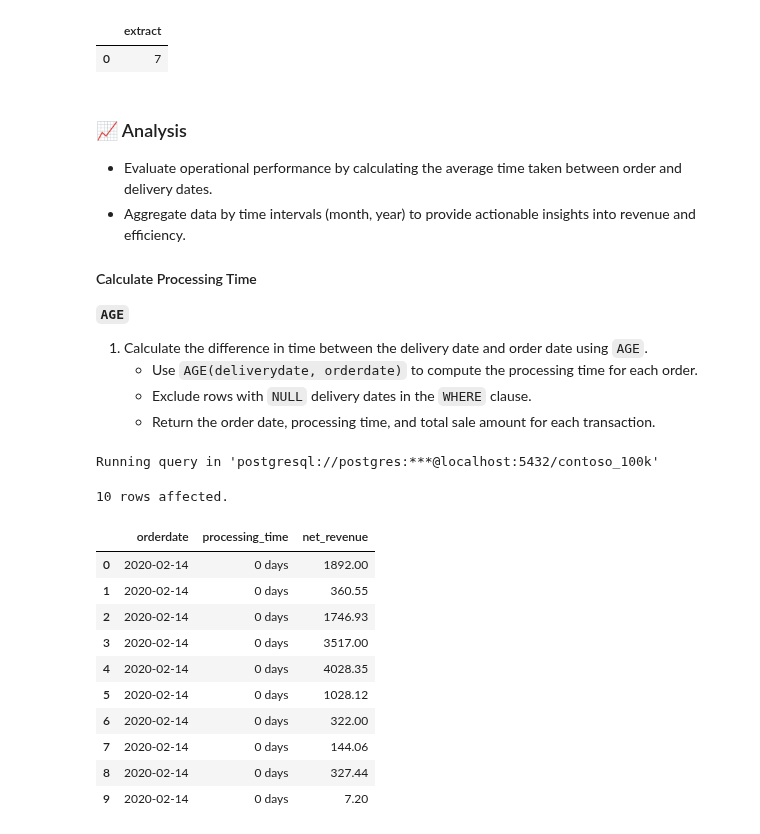
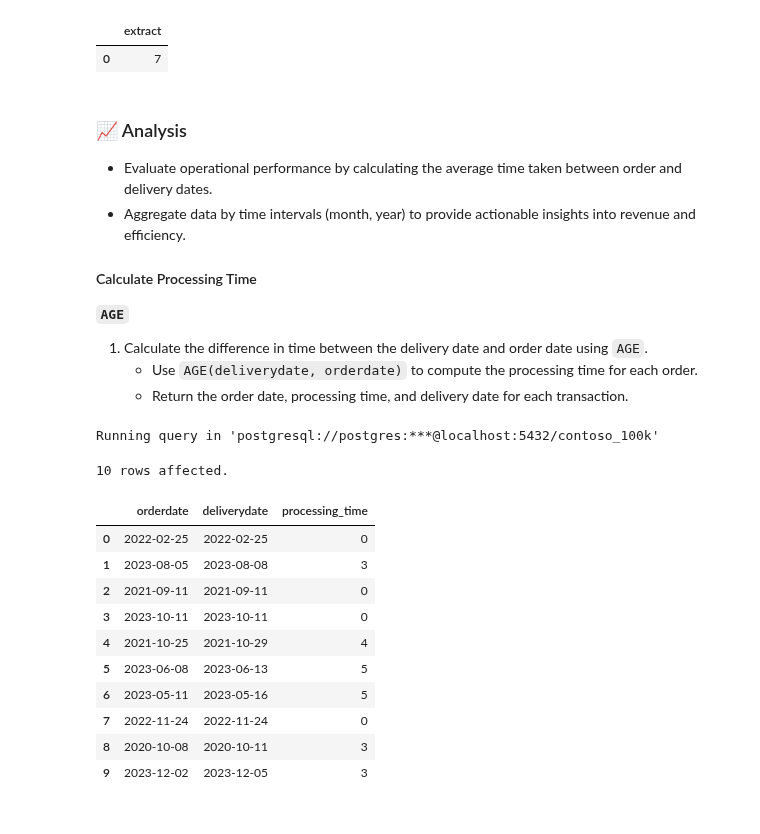
Before and after one commit to mgamzec/SQL_Data_Analytics_Project, a Jupyter notebook: 2_Date_Time/3_Date_Differences.ipynb, the cells around one changed output. Cells and saved outputs as stored; diff of their text form; code cells hidden in the pictures.

```diff
--- a/2_Date_Time/3_Date_Differences.ipynb
+++ b/2_Date_Time/3_Date_Differences.ipynb
@@ -299,36 +299,31 @@ Running query in 'postgresql://postgres:***@localhost:5432/contoso_100k'
 
 1. Calculate the difference in time between the delivery date and order date using `AGE`.
     - Use `AGE(deliverydate, orderdate)` to compute the processing time for each order.
-    - Exclude rows with `NULL` delivery dates in the `WHERE` clause.
-    - Return the order date, processing time, and total sale amount for each transaction.
+    - Return the order date, processing time, and delivery date for each transaction.
 # %%
 %%sql
 
 SELECT
-    s.orderdate,
-    AGE(s.deliverydate, s.orderdate) AS processing_time,
-    s.quantity * s.netprice * s.exchangerate AS net_revenue
+    orderdate,
+    deliverydate,
+    EXTRACT(DAYS FROM AGE(deliverydate, orderdate)) AS processing_time
 FROM
-    sales s
-LEFT JOIN
-    product p ON s.productkey = p.productkey
+    sales
 WHERE
-    s.deliverydate IS NOT NULL
-    AND s.orderdate >= CURRENT_DATE - INTERVAL '5 years'
-ORDER BY
-    s.orderdate
+	orderdate >= CURRENT_DATE - INTERVAL '5 years'
+ORDER BY RANDOM()
 LIMIT 10
 # %% [output]
 Running query in 'postgresql://postgres:***@localhost:5432/contoso_100k'
 10 rows affected.
-|  | orderdate | processing_time | net_revenue |
-| 0 | 2020-02-14 | 0 days | 1892.00 |
-| 1 | 2020-02-14 | 0 days | 360.55 |
-| 2 | 2020-02-14 | 0 days | 1746.93 |
-| 3 | 2020-02-14 | 0 days | 3517.00 |
-| 4 | 2020-02-14 | 0 days | 4028.35 |
-| 5 | 2020-02-14 | 0 days | 1028.12 |
-| 6 | 2020-02-14 | 0 days | 322.00 |
-| 7 | 2020-02-14 | 0 days | 144.06 |
-| 8 | 2020-02-14 | 0 days | 327.44 |
-| 9 | 2020-02-14 | 0 days | 7.20 |
+|  | orderdate | deliverydate | processing_time |
+| 0 | 2022-02-25 | 2022-02-25 | 0 |
+| 1 | 2023-08-05 | 2023-08-08 | 3 |
+| 2 | 2021-09-11 | 2021-09-11 | 0 |
+| 3 | 2023-10-11 | 2023-10-11 | 0 |
+| 4 | 2021-10-25 | 2021-10-29 | 4 |
+| 5 | 2023-06-08 | 2023-06-13 | 5 |
+| 6 | 2023-05-11 | 2023-05-16 | 5 |
+| 7 | 2022-11-24 | 2022-11-24 | 0 |
+| 8 | 2020-10-08 | 2020-10-11 | 3 |
+| 9 | 2023-12-02 | 2023-12-05 | 3 |
```
Also changed, not shown: parts of 11 cells of this notebook.
